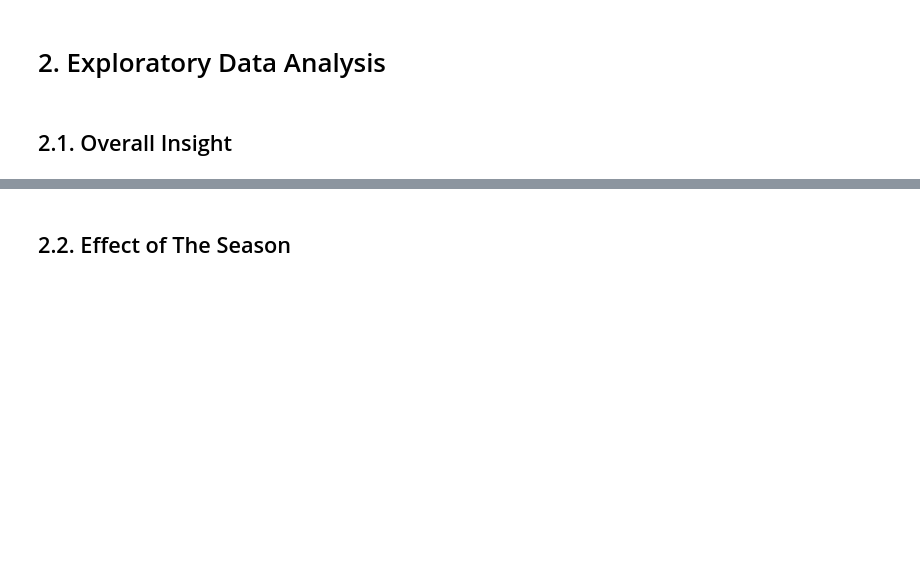
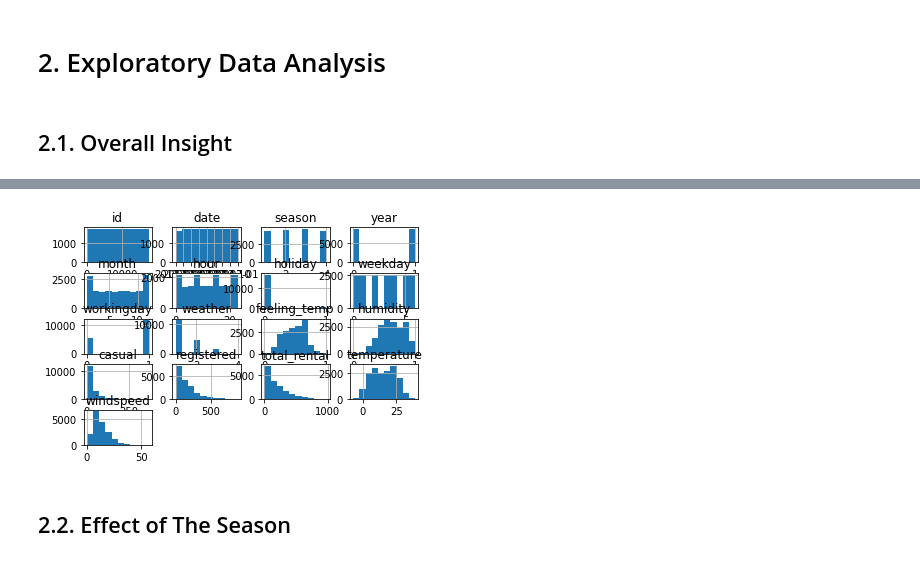
Before and after one commit to wuestenblume/Capital-Bikeshare, a Jupyter notebook: Data_analysis.ipynb, the cells around one changed output, grey strips where cells are left out. Saved outputs shown, nothing was run; the diff lists cells and outputs as text; code cells hidden in the pictures; blank space fills up the shorter version.

```diff
--- a/Data_analysis.ipynb
+++ b/Data_analysis.ipynb
@@ -129,6 +134,12 @@ memory usage: 2.3 MB
 | 50% | 8690.0000 | 3.000000 | 1.000000 | 7.000000 | 12.000000 | 0.000000 | 3.000000 | 1.000000 | 1.000000 | 0.484800 | ... |
 | 75% | 13034.5000 | 3.000000 | 1.000000 | 10.000000 | 18.000000 | 0.000000 | 5.000000 | 1.000000 | 2.000000 | 0.621200 | ... |
 | max | 17379.0000 | 4.000000 | 1.000000 | 12.000000 | 23.000000 | 1.000000 | 6.000000 | 1.000000 | 4.000000 | 1.000000 | ... |
+# %%
+plt.rcParams['figure.figsize'] = (32,32)
+data.hist()
+plt.show()
+# %% [output]
+[figure, added]
 # %% [markdown]
 ## 2.2. Effect of The Season
 # %%
```
Also changed, not shown: parts of 30 cells of this notebook.
